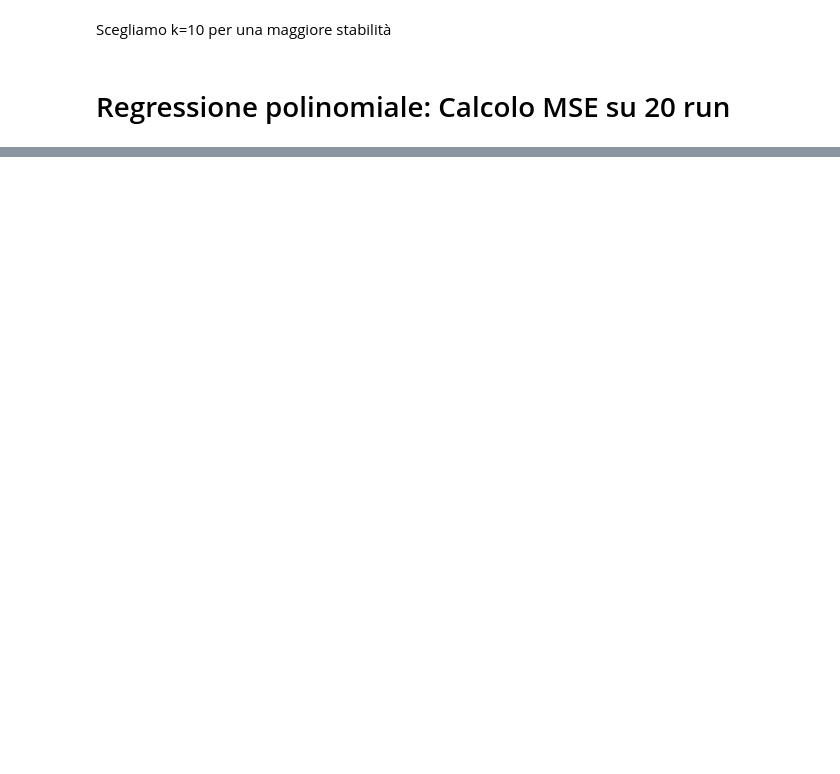
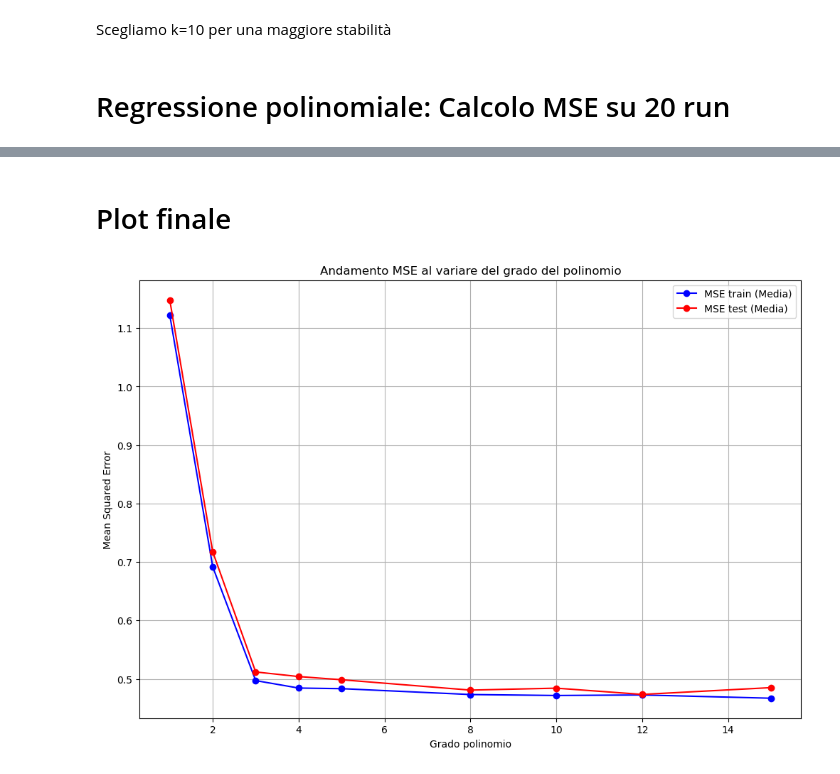
Before and after one commit to Anelgo02/BigData-notebooks, a Jupyter notebook: BigData (MODULO 2)/EsercitazioneCapacità/Esercitazione03.ipynb, the cells around one changed output, grey strips where cells are left out. Saved outputs shown, nothing was run; the diff lists cells and outputs as text; code cells hidden in the pictures; blank space fills up the shorter version.

```diff
--- a/BigData (MODULO 2)/EsercitazioneCapacità/Esercitazione03.ipynb
+++ b/BigData (MODULO 2)/EsercitazioneCapacità/Esercitazione03.ipynb
@@ -74,6 +74,7 @@ from sklearn.model_selection import train_test_split
 from sklearn.preprocessing import PolynomialFeatures
 from sklearn.linear_model import LinearRegression
 from sklearn.metrics import mean_squared_error
+import numpy as np
 
 lof_def = LocalOutlierFactor(n_neighbors=10, contamination=0.25)
 
@@ -85,9 +86,17 @@ y_inliers_def = y[y_pred_def == 1]
 # Lista di gradi per il nostro polinomio interpolante
 grades_list = [1, 2, 3, 4, 5, 8, 10, 12, 15]
 
+# Liste definitive per i valori medi
+mean_mse_train = []
+mean_mse_test = []
+
+std_mse_train = []
+std_mse_test = []
+
 for grade in grades_list:
     mse_train_runs = []
     mse_test_runs = []
+
 
     poly = PolynomialFeatures(degree=grade)
 
@@ -114,4 +123,16 @@ for grade in grades_list:
         mse_train_runs.append(mse_train)
         mse_test_runs.append(mse_test)
 
-        #TODO
+    # Calcolo medie e deviazioni standard MSE
+    mean_mse_train.append(np.mean(mse_train_runs))
+    std_mse_train.append(np.std(mse_train_runs))
+
+    mean_mse_test.append(np.mean(mse_test_runs))
+    std_mse_test.append(np.std(mse_test_runs))
+
+    # Stampa i risultati del grado corrente
+    print(f"\nGrado del polinomio: {grade}")
+    print(f"MSE train medio: {mean_mse_train[-1]:.4f}")
+    print(f"Deviazione standard MSE train: {std_mse_train[-1]:.4f}")
+    print(f"MSE test medio: {mean_mse_test[-1]:.4f}")
+    print(f"Deviazione standard MSE test: {std_mse_test[-1]:.4f}")
@@ -117,0 +158,18 @@ for grade in grades_list:
+# %% [markdown]
+# Plot finale
+# %%
+plt.figure(figsize=(12,8))
+
+# Plot degli errori medi
+plt.plot(grades_list, mean_mse_train, label = 'MSE train (Media)', color='blue', marker='o')
+plt.plot(grades_list, mean_mse_test, label = 'MSE test (Media)', color='red', marker='o')
+
+plt.title("Andamento MSE al variare del grado del polinomio")
+plt.xlabel("Grado polinomio")
+plt.ylabel("Mean Squared Error")
+
+plt.legend()
+plt.grid(True)
+plt.show()
+# %% [output]
+[figure, added]
```
Also changed, not shown: parts of 2 cells of this notebook.
